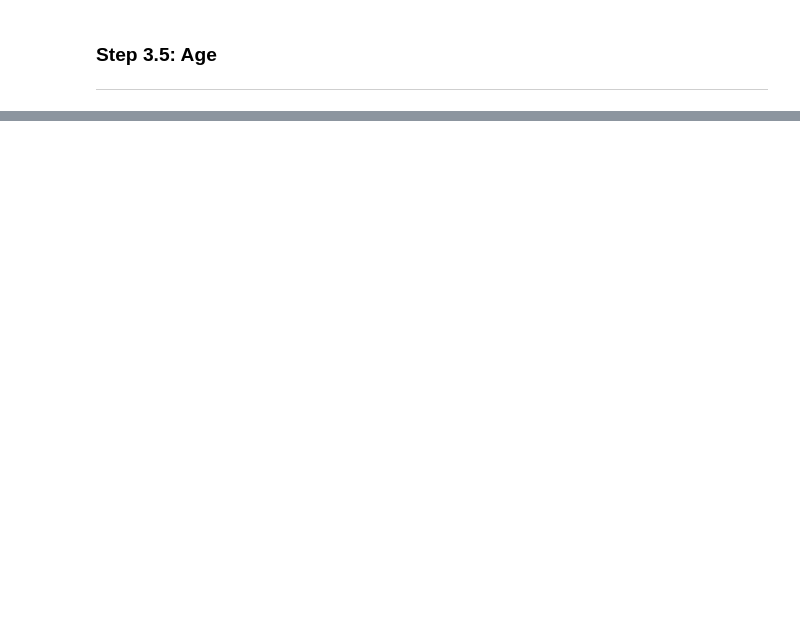
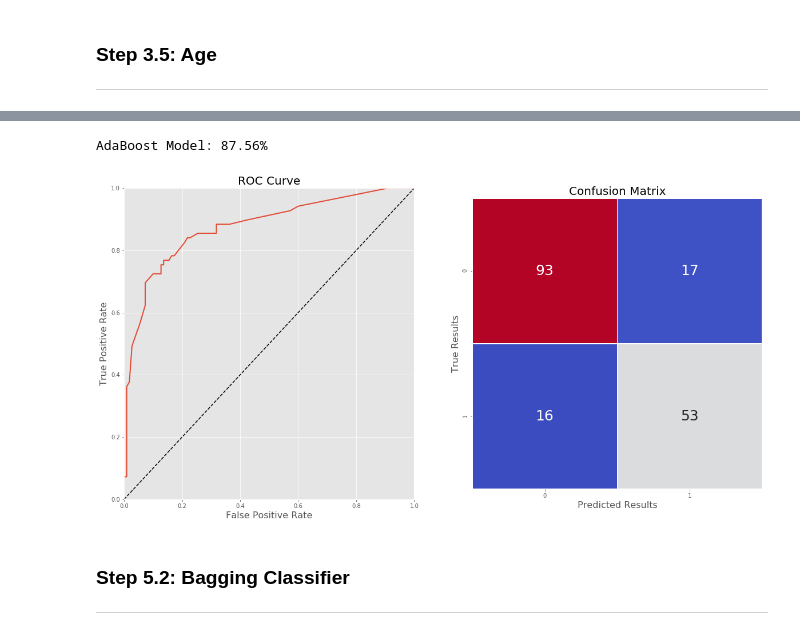
Before and after one commit to dhsilva2912/KAGGLE-Titanic, a Jupyter notebook: Titanic_MachineLearning_Kaggle_v0.ipynb, the cells around one changed output, grey strips where cells are left out. Saved outputs shown, nothing was run; the diff lists cells and outputs as text; code cells hidden in the pictures; blank space fills up the shorter version.

```diff
--- a/Titanic_MachineLearning_Kaggle_v0.ipynb
+++ b/Titanic_MachineLearning_Kaggle_v0.ipynb
@@ -289,0 +641,29 @@ df_titanic.sample(5)
+# %%
+#Create Grid Search Parameters based on Parameters:
+
+random_grid = {'n_estimators': [50, 100, 150, 200, 250, 300, 350, 400],
+               'learning_rate': [0.01, 0.05, 0.1,0.3,1,1.3, 1.5,1.7] ,
+               'algorithm': ['SAMME', 'SAMME.R']}
+# %%
+#Set GridSearch Using RandomizedSearchCV:
+
+kfold = KFold(n_splits=10, random_state=42)
+
+model_random = RandomizedSearchCV(estimator=AdaBoost_clf,
+                                  param_distributions=random_grid,
+                                  n_iter=100,
+                                  cv=kfold,
+                                  verbose=1,
+                                  random_state=42,
+                                  scoring="accuracy",
+                                  n_jobs=4)
+# %%
+#Fit Model with RandomizedSearchGrid:
+
+start_time = pd.Timestamp.today()
+
+model_random.fit(X_train,y_train)
+
+end_time = pd.Timestamp.today()
+
+print("Executed in: {}".format(end_time - start_time))
@@ -289,0 +679,16 @@ df_titanic.sample(5)
+# %%
+#Choose the Best Model Calculated:
+
+model_name = 'AdaBoost'
+
+best_model = model_random.best_estimator_
+# %%
+#Inspect Results:
+
+Display_Model_Results(model_name, best_model, y_validate, X_validate)
+# %% [output]
+AdaBoost Model: 87.56%
+[figure, added]
+# %% [markdown]
+### Step 5.2: Bagging Classifier
+***
```
Also changed, not shown: parts of 77 cells of this notebook, 1 other file.
